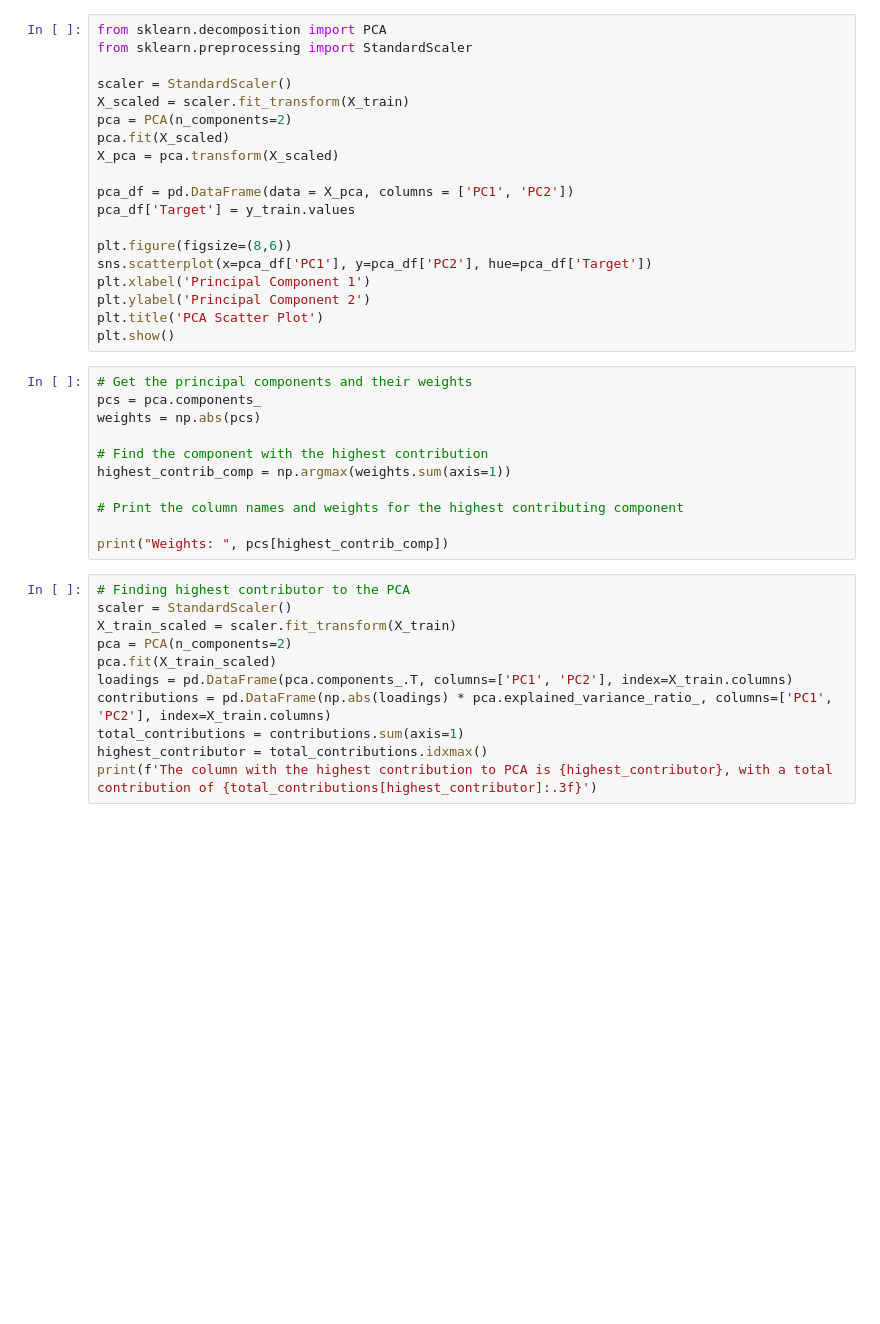
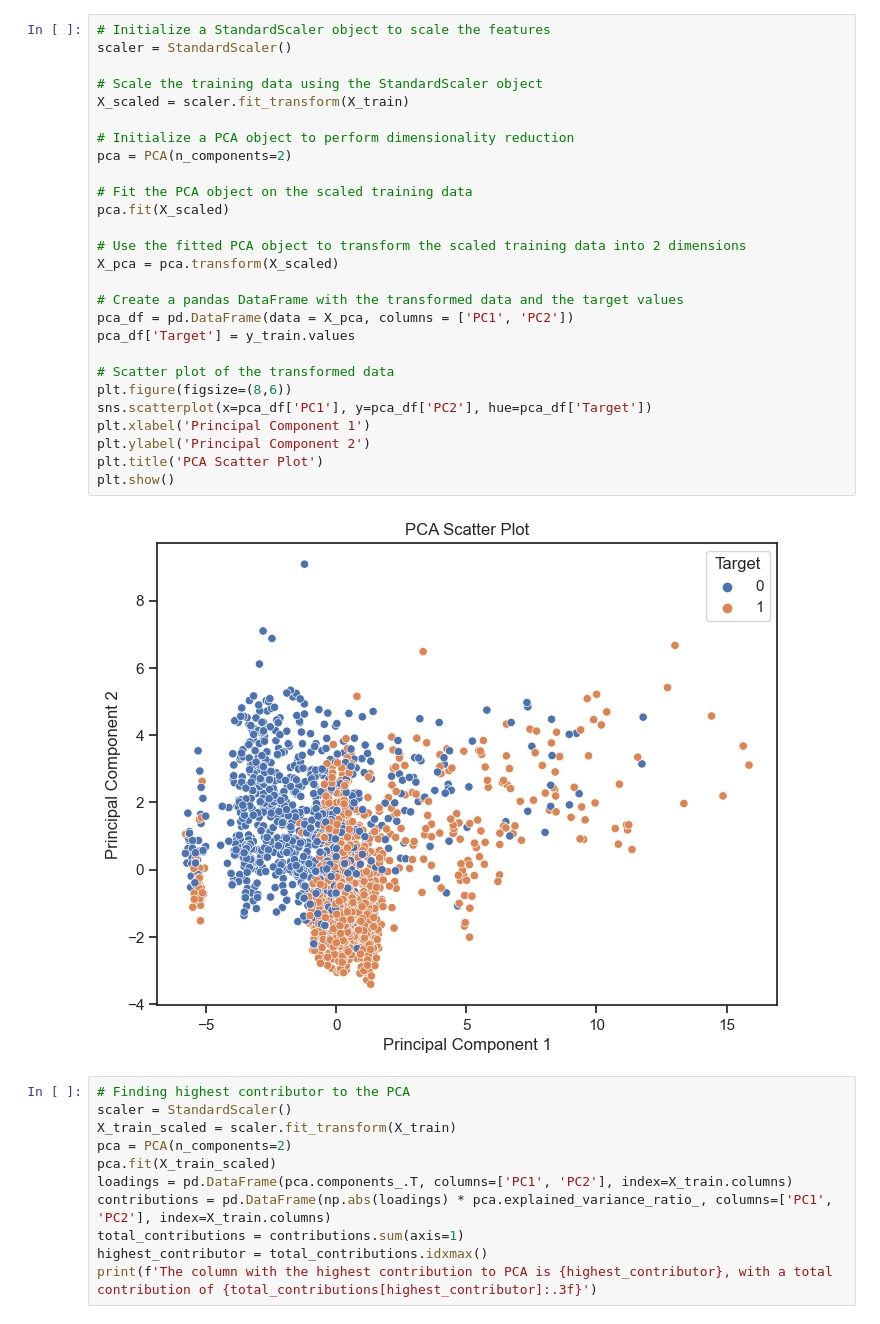
Before and after one commit to Sanj10k/Projects, a Jupyter notebook: DM.ipynb, the cells around one changed output. Saved outputs shown, nothing was run; the diff lists cells and outputs as text; blank space fills up the shorter version.

```diff
--- a/DM.ipynb
+++ b/DM.ipynb
@@ -220,33 +254,32 @@ plt.show()
-# %%
-from sklearn.decomposition import PCA
-from sklearn.preprocessing import StandardScaler
-
-scaler = StandardScaler()
-X_scaled = scaler.fit_transform(X_train)
-pca = PCA(n_components=2)
-pca.fit(X_scaled)
-X_pca = pca.transform(X_scaled)
-
-pca_df = pd.DataFrame(data = X_pca, columns = ['PC1', 'PC2'])
-pca_df['Target'] = y_train.values
-
-plt.figure(figsize=(8,6))
-sns.scatterplot(x=pca_df['PC1'], y=pca_df['PC2'], hue=pca_df['Target'])
-plt.xlabel('Principal Component 1')
-plt.ylabel('Principal Component 2')
-plt.title('PCA Scatter Plot')
-plt.show()
 # %%
-# Get the principal components and their weights
-pcs = pca.components_
-weights = np.abs(pcs)
+# Initialize a StandardScaler object to scale the features
+scaler = StandardScaler()
 
-# Find the component with the highest contribution
-highest_contrib_comp = np.argmax(weights.sum(axis=1))
+# Scale the training data using the StandardScaler object
+X_scaled = scaler.fit_transform(X_train)
 
-# Print the column names and weights for the highest contributing component
+# Initialize a PCA object to perform dimensionality reduction
+pca = PCA(n_components=2)
 
-print("Weights: ", pcs[highest_contrib_comp])
+# Fit the PCA object on the scaled training data
+pca.fit(X_scaled)
+
+# Use the fitted PCA object to transform the scaled training data into 2 dimensions
+X_pca = pca.transform(X_scaled)
+
+# Create a pandas DataFrame with the transformed data and the target values
+pca_df = pd.DataFrame(data = X_pca, columns = ['PC1', 'PC2'])
+pca_df['Target'] = y_train.values
+
+# Scatter plot of the transformed data
+plt.figure(figsize=(8,6))
+sns.scatterplot(x=pca_df['PC1'], y=pca_df['PC2'], hue=pca_df['Target'])
+plt.xlabel('Principal Component 1')
+plt.ylabel('Principal Component 2')
+plt.title('PCA Scatter Plot')
+plt.show()
+# %% [output]
+[figure, added]
 # %%
 # Finding highest contributor to the PCA
 scaler = StandardScaler()
```
Also changed, not shown: parts of 8 cells of this notebook.
